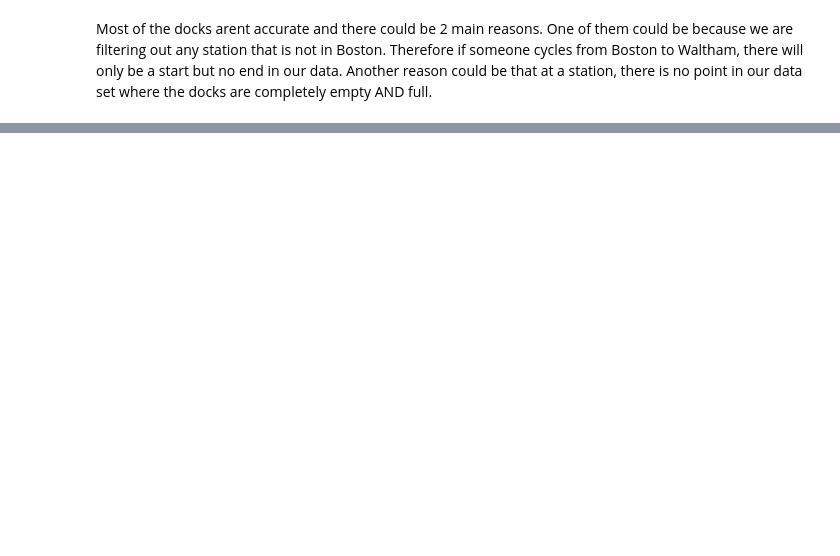
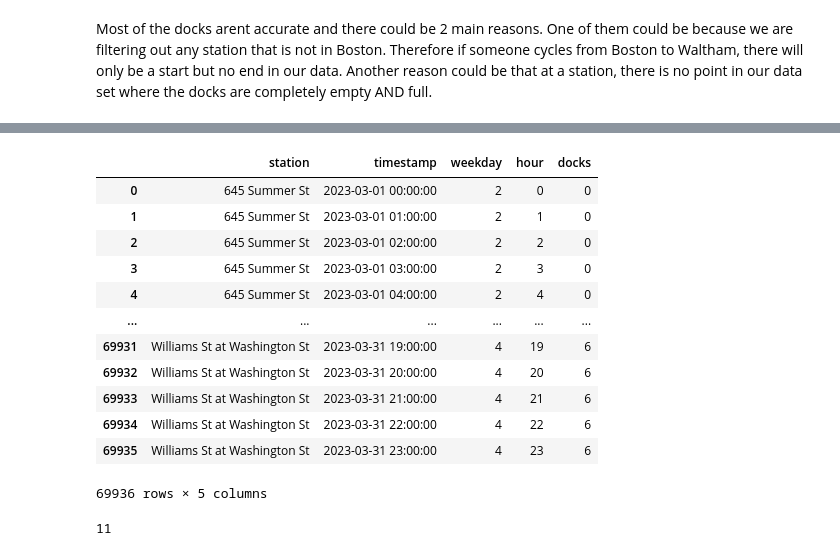
Before and after one commit to fzyang1227/bluebikes, a Jupyter notebook: DS4300_Project_Updated.ipynb, the cells around one changed output, grey strips where cells are left out. Saved outputs shown, nothing was run; the diff lists cells and outputs as text; code cells hidden in the pictures; blank space fills up the shorter version.

```diff
--- a/DS4300_Project_Updated.ipynb
+++ b/DS4300_Project_Updated.ipynb
@@ -423,0 +498,20 @@ Most of the docks arent accurate and there could be 2 main reasons. One of them
+# %%
+df_main_filtered
+# %% [output]
+|  | station | timestamp | weekday | hour | docks |
+| 0 | 645 Summer St | 2023-03-01 00:00:00 | 2 | 0 | 0 |
+| 1 | 645 Summer St | 2023-03-01 01:00:00 | 2 | 1 | 0 |
+| 2 | 645 Summer St | 2023-03-01 02:00:00 | 2 | 2 | 0 |
+| 3 | 645 Summer St | 2023-03-01 03:00:00 | 2 | 3 | 0 |
+| 4 | 645 Summer St | 2023-03-01 04:00:00 | 2 | 4 | 0 |
+| ... | ... | ... | ... | ... | ... |
+| 69931 | Williams St at Washington St | 2023-03-31 19:00:00 | 4 | 19 | 6 |
+| 69932 | Williams St at Washington St | 2023-03-31 20:00:00 | 4 | 20 | 6 |
+| 69933 | Williams St at Washington St | 2023-03-31 21:00:00 | 4 | 21 | 6 |
+| 69934 | Williams St at Washington St | 2023-03-31 22:00:00 | 4 | 22 | 6 |
+| 69935 | Williams St at Washington St | 2023-03-31 23:00:00 | 4 | 23 | 6 |
+69936 rows × 5 columns
+# %%
+df_cur_stations.loc[df_cur_stations['Name'] == df_main_filtered.iloc[772]['station']]['Total docks'].iloc[0]
+# %% [output]
+11
```
Also changed, not shown: parts of 29 cells of this notebook.
